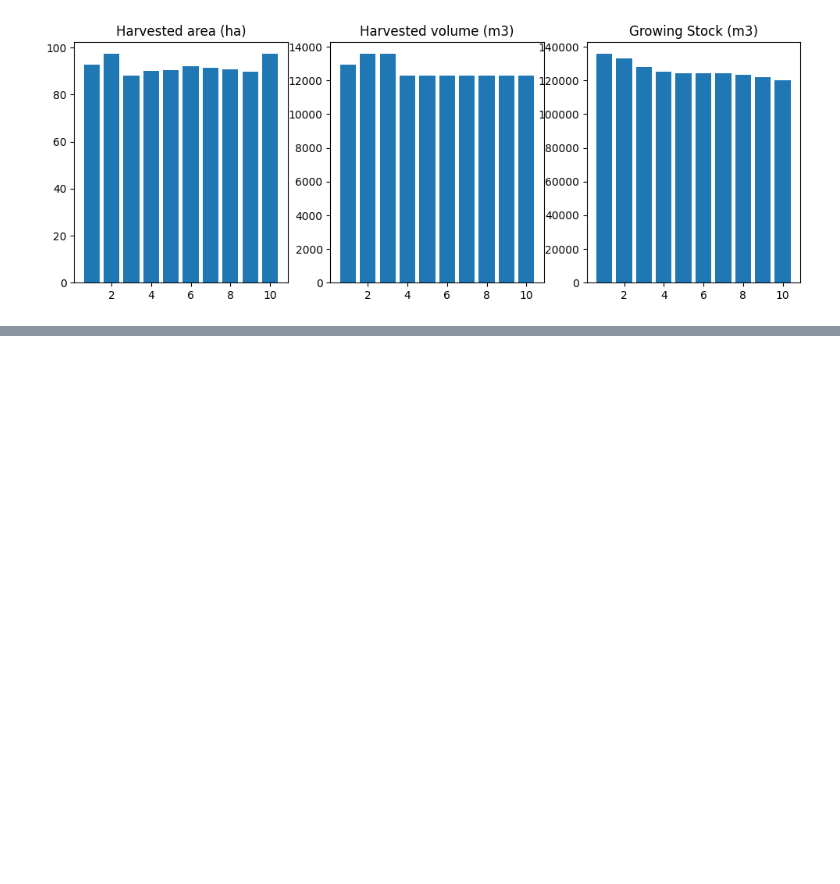
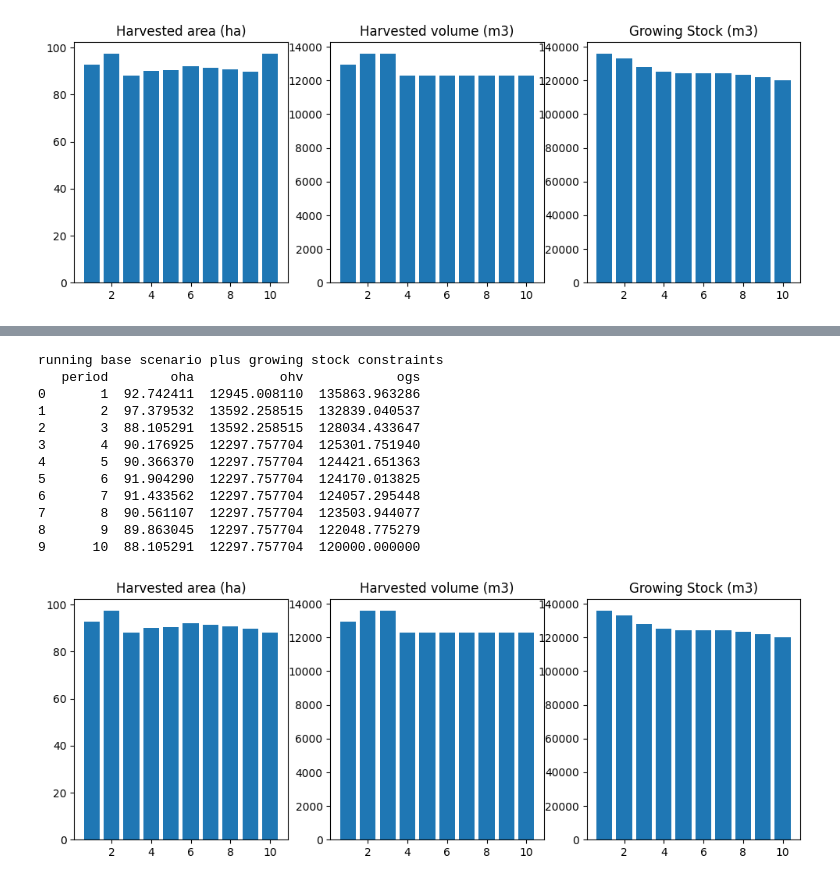
Before and after one commit to UBC-FRESH/ws3, a Jupyter notebook: examples/021_ws3_model_example-optimize-basic.ipynb, the cells around one changed output, grey strips where cells are left out. Saved outputs shown, nothing was run; the diff lists cells and outputs as text; code cells hidden in the pictures; blank space fills up the shorter version.

```diff
--- a/examples/021_ws3_model_example-optimize-basic.ipynb
+++ b/examples/021_ws3_model_example-optimize-basic.ipynb
@@ -235,0 +254,16 @@ running base scenario plus growing stock constraints
+# %%
+problem = run_scenario(fm, scenario_name="base-cgen_gs", print_df=True, workers=4)
+# %% [output]
+running base scenario plus growing stock constraints
+   period        oha           ohv            ogs
+0       1  92.742411  12945.008110  135863.963286
+1       2  97.379532  13592.258515  132839.040537
+2       3  88.105291  13592.258515  128034.433647
+3       4  90.176925  12297.757704  125301.751940
+4       5  90.366370  12297.757704  124421.651363
+5       6  91.904290  12297.757704  124170.013825
+6       7  91.433562  12297.757704  124057.295448
+7       8  90.561107  12297.757704  123503.944077
+8       9  89.863045  12297.757704  122048.775279
+9      10  88.105291  12297.757704  120000.000000
+[figure, added]
```
Also changed, not shown: parts of 11 cells of this notebook, 11 other files.
